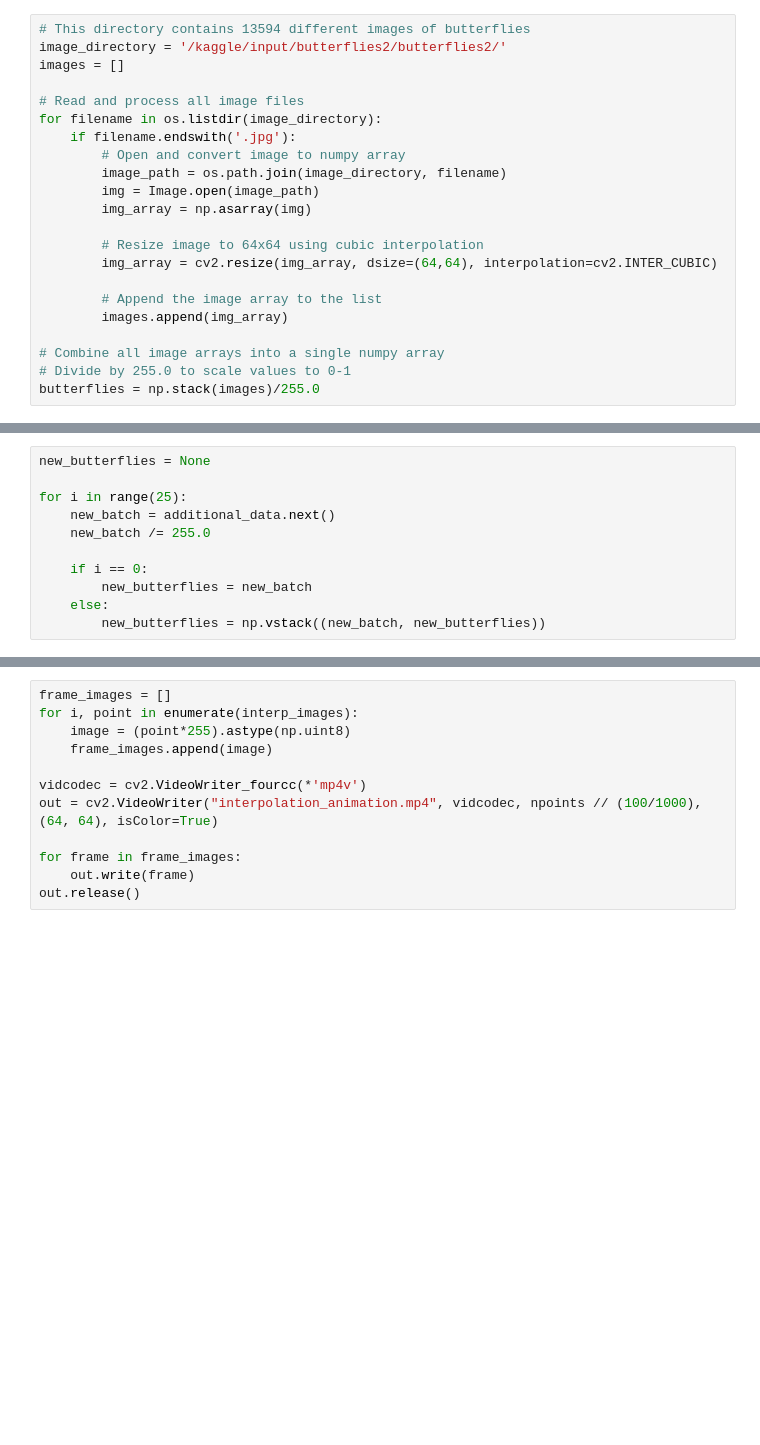
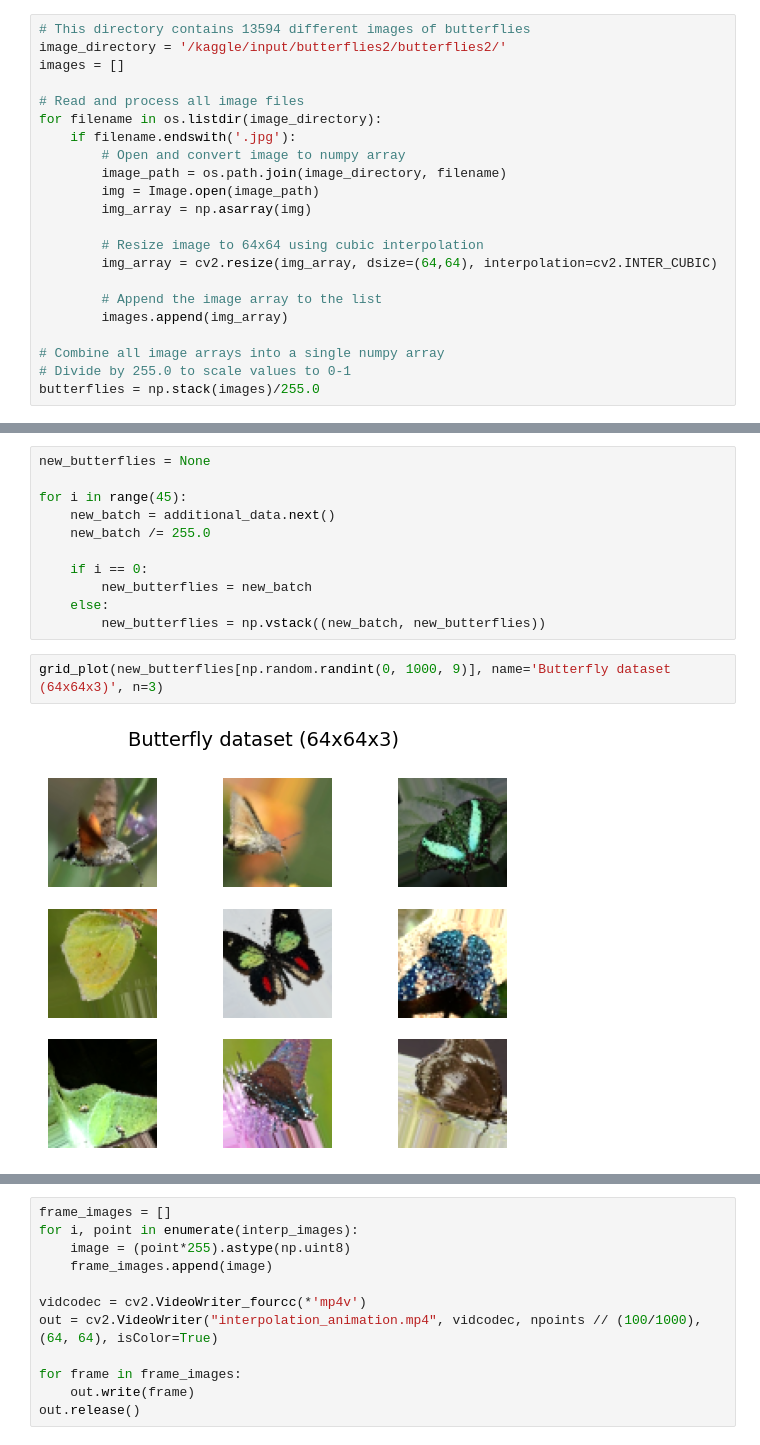
Before and after one commit to ANadineS/IntDeepLearning, a Jupyter notebook: task3-generative-models.ipynb, the cells around one changed output, grey strips where cells are left out. Saved outputs shown, nothing was run; the diff lists cells and outputs as text; blank space fills up the shorter version.

```diff
--- a/task3-generative-models.ipynb
+++ b/task3-generative-models.ipynb
@@ -435,7 +95,7 @@ Found 13594 images belonging to 1 classes.
 # %%
 new_butterflies = None
 
-for i in range(25):
+for i in range(45):
     new_batch = additional_data.next()
     new_batch /= 255.0
 
@@ -443,6 +103,10 @@ for i in range(25):
         new_butterflies = new_batch
     else:
         new_butterflies = np.vstack((new_batch, new_butterflies))
+# %%
+grid_plot(new_butterflies[np.random.randint(0, 1000, 9)], name='Butterfly dataset (64x64x3)', n=3)
+# %% [output]
+[figure, added]
 # %%
 butterfly_data = np.vstack((butterflies, new_butterflies))
 np.random.shuffle(butterfly_data)
```
Also changed, not shown: parts of 52 cells of this notebook.
